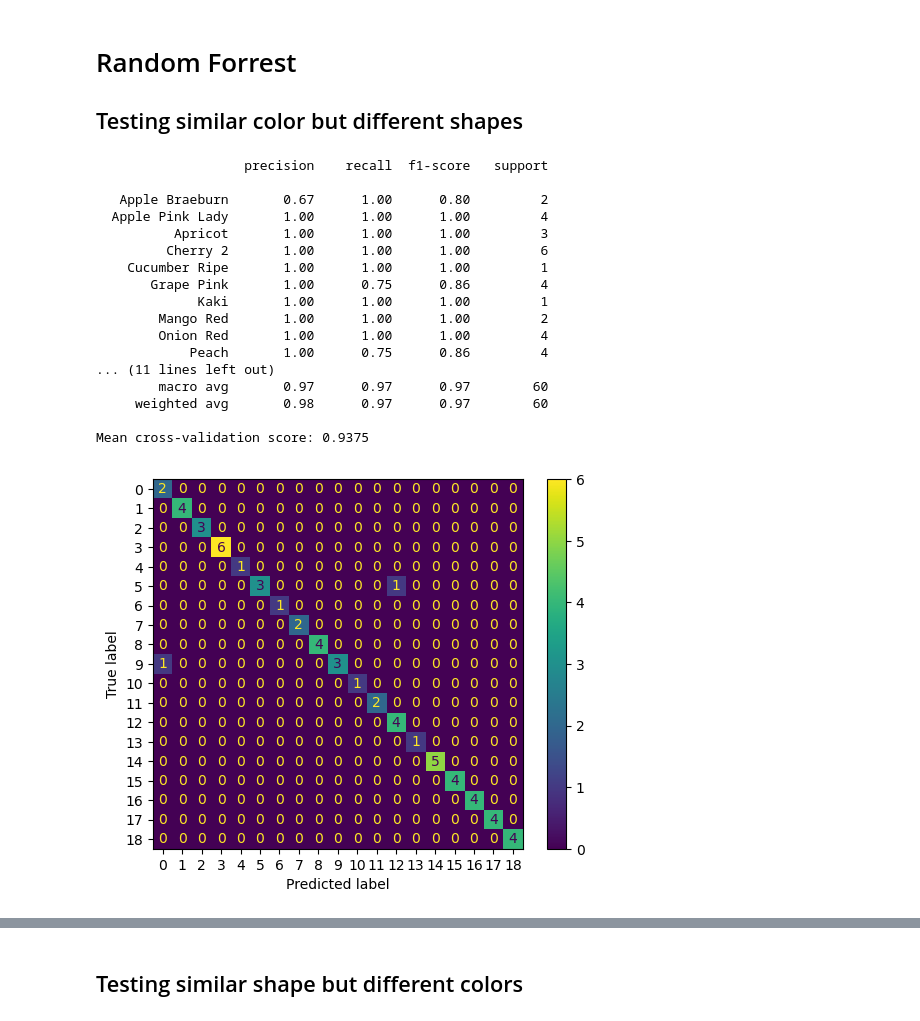
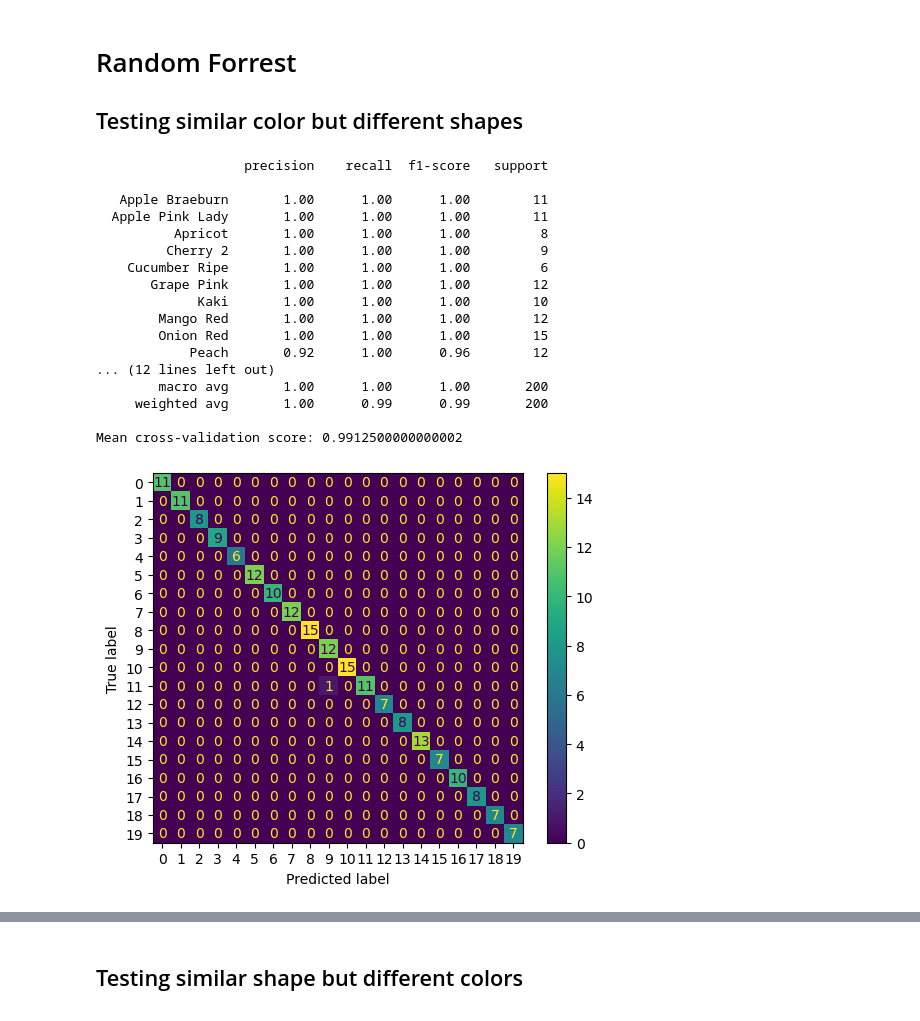
Before and after one commit to j-fangwu/ML_Fruit, a Jupyter notebook: Random Forrest.ipynb, the cells around one changed output, grey strips where cells are left out. Cells and saved outputs as stored; diff of their text form; code cells hidden in the pictures.

```diff
--- a/Random Forrest.ipynb
+++ b/Random Forrest.ipynb
@@ -184,7 +184,7 @@ from sklearn.metrics import classification_report, confusion_matrix, ConfusionMa
 from sklearn.ensemble import RandomForestClassifier
 from sklearn.model_selection import train_test_split, cross_val_score
 
-sample_size = 300
+sample_size = 1000
 classDist = None
 trainClassDist = [0.95, 0.05]
 trainClassDistThree = [0.80, 0.10, 0.10]
@@ -196,49 +196,49 @@ fruits = [
     "Grape Pink", "Tomato Cherry Red", "Tomato Maroon", "Apple Pink Lady", "Apricot",
     "Tomato 1", "Peach", "Cherry 2", "Apple Braeburn", "Tomato Heart",
     "Pepper Red", "Pomegranate", "Mango Red", "Pear Red", "Kaki", "Onion Red",
     "Strawberry", "Tamarillo", "Cucumber Ripe", "Pear Forelle"
 ]
 fruits = np.array(fruits)
 
 image_dataset, labels, what = getSamplesMat(sample_size, fruits, classDist, resizes)
 X_train, X_test, y_train, y_test = train_test_split(image_dataset, labels, test_size=0.2)
 
 #image_dataset, labels, what = getSamplesMat(sample_size, fruits, trainClassDistSix, resizes)
 #X_train, ignore, y_train, disregard = train_test_split(image_dataset, labels, test_size=0.2)
 
 #image_dataset, labels, what = getSamplesMat(sample_size, fruits, classDist, resizes)
 #ignore, X_test, disregard, y_test = train_test_split(image_dataset, labels, test_size=0.2)
 
 rf_classifier = RandomForestClassifier(random_state=42)
 rf_classifier.fit(X_train, y_train)
 y_pred_rf = rf_classifier.predict(X_test)
 print(classification_report(y_test, y_pred_rf))
 cm = confusion_matrix(y_test, y_pred_rf)
 disp = ConfusionMatrixDisplay(confusion_matrix=cm)
 disp.plot()
 
-cv_scores = cross_val_score(rf_classifier, X_train, y_train, cv=5)
+cv_scores = cross_val_score(rf_classifier, X_train, y_train, cv=10)
 #print(f"Cross-validation scores: {cv_scores}")
 print(f"Mean cross-validation score: {cv_scores.mean()}")
 # %% [output]
                    precision    recall  f1-score   support
 
-   Apple Braeburn       0.67      1.00      0.80         2
-  Apple Pink Lady       1.00      1.00      1.00         4
-          Apricot       1.00      1.00      1.00         3
-         Cherry 2       1.00      1.00      1.00         6
-    Cucumber Ripe       1.00      1.00      1.00         1
-       Grape Pink       1.00      0.75      0.86         4
-             Kaki       1.00      1.00      1.00         1
-        Mango Red       1.00      1.00      1.00         2
-        Onion Red       1.00      1.00      1.00         4
-            Peach       1.00      0.75      0.86         4
-... (11 lines left out)
-        macro avg       0.97      0.97      0.97        60
-     weighted avg       0.98      0.97      0.97        60
+   Apple Braeburn       1.00      1.00      1.00        11
+  Apple Pink Lady       1.00      1.00      1.00        11
+          Apricot       1.00      1.00      1.00         8
+         Cherry 2       1.00      1.00      1.00         9
+    Cucumber Ripe       1.00      1.00      1.00         6
+       Grape Pink       1.00      1.00      1.00        12
+             Kaki       1.00      1.00      1.00        10
+        Mango Red       1.00      1.00      1.00        12
+        Onion Red       1.00      1.00      1.00        15
+            Peach       0.92      1.00      0.96        12
+... (12 lines left out)
+        macro avg       1.00      1.00      1.00       200
+     weighted avg       1.00      0.99      0.99       200
 
-Mean cross-validation score: 0.9375
+Mean cross-validation score: 0.9912500000000002
-[figure, old version]
+[figure, new version]
 # %%
 #Testing Red Fruits (greyscaled)
 fruits = [
```
Also changed, not shown: parts of 12 cells of this notebook, 6 other files.
